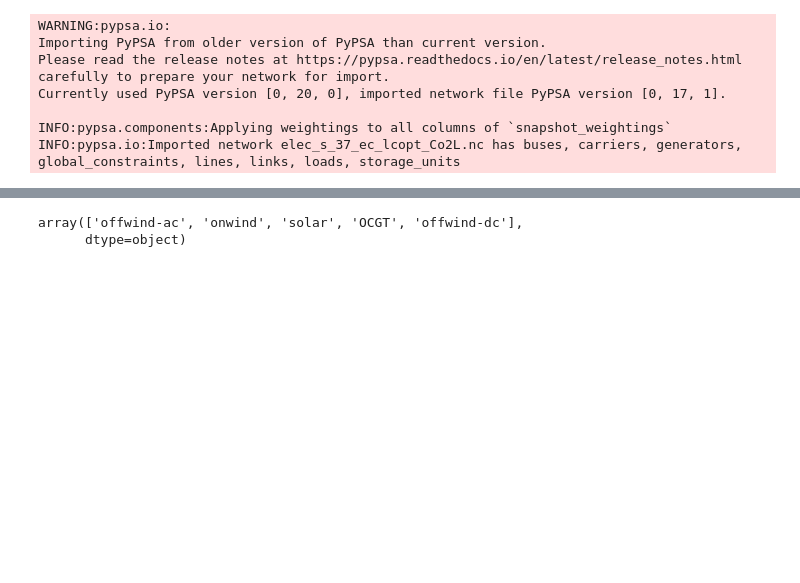
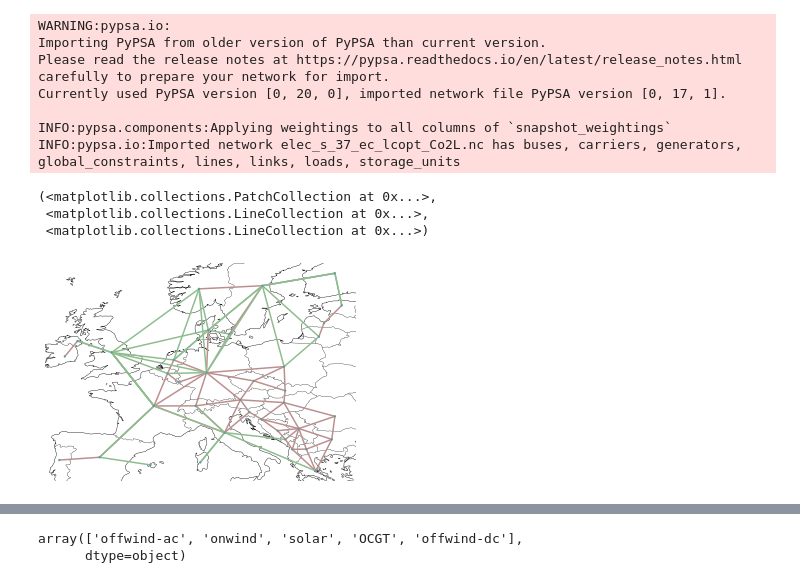
Before and after one commit to TheReal-Andrew/Pre_project, a Jupyter notebook: MAA/MAA_nov_2022/notebooks/MAA_test.ipynb, the cells around one changed output, grey strips where cells are left out. Cells and saved outputs as stored; diff of their text form; code cells hidden in the pictures; blank space fills up the shorter version.

```diff
--- a/MAA/MAA_nov_2022/notebooks/MAA_test.ipynb
+++ b/MAA/MAA_nov_2022/notebooks/MAA_test.ipynb
@@ -150,6 +150,13 @@ Currently used PyPSA version [0, 20, 0], imported network file PyPSA version [0,
 
 INFO:pypsa.components:Applying weightings to all columns of `snapshot_weightings`
 INFO:pypsa.io:Imported network elec_s_37_ec_lcopt_Co2L.nc has buses, carriers, generators, global_constraints, lines, links, loads, storage_units
+# %%
+n.plot()
+# %% [output]
+(<matplotlib.collections.PatchCollection at 0x...>,
+ <matplotlib.collections.LineCollection at 0x...>,
+ <matplotlib.collections.LineCollection at 0x...>)
+[figure, added]
 # %%
 n.snapshots = n.snapshots[:10]
 n.snapshot_weightings = n.snapshot_weightings[:10]
```
Also changed, not shown: parts of 12 cells of this notebook, 5 other files.
